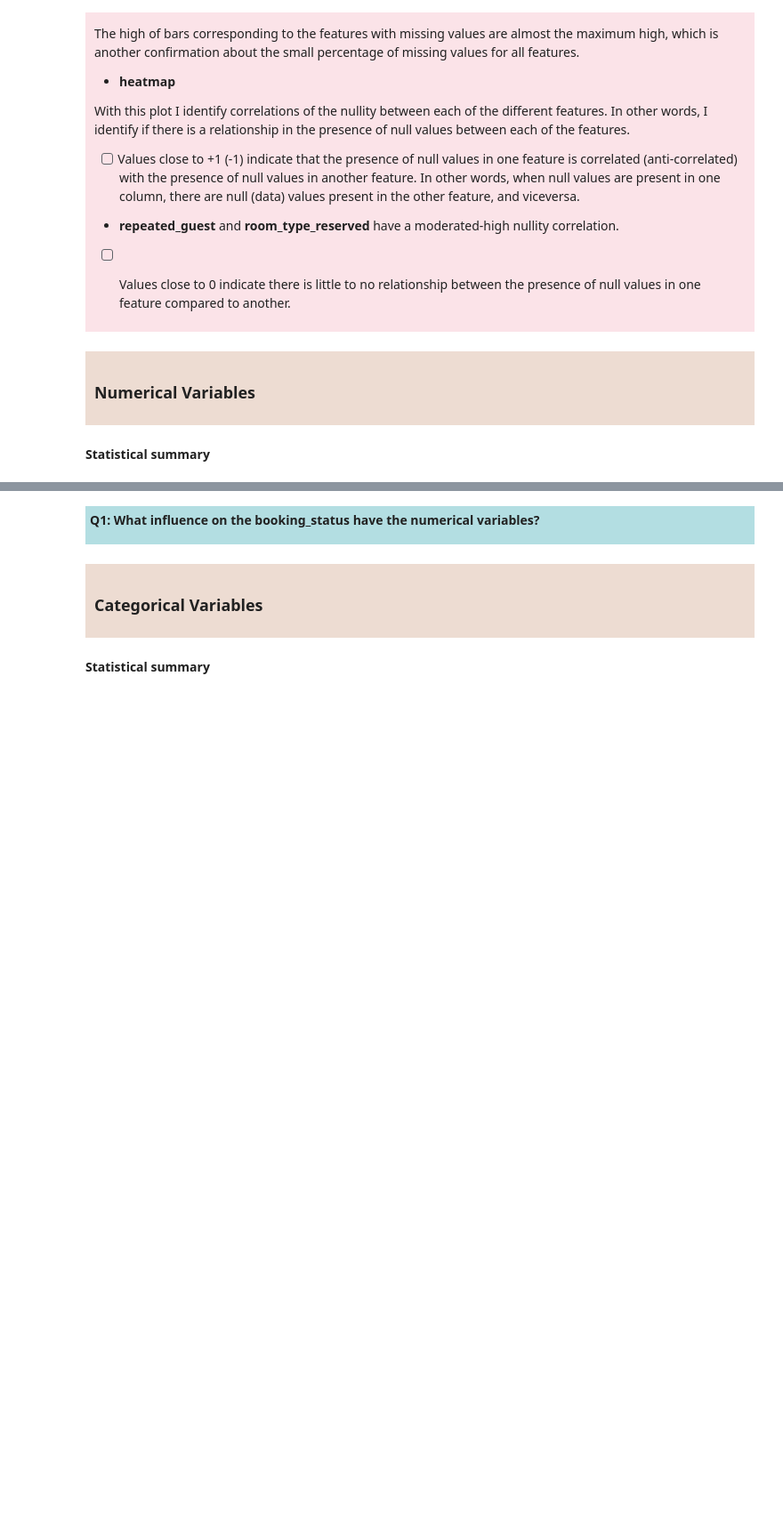
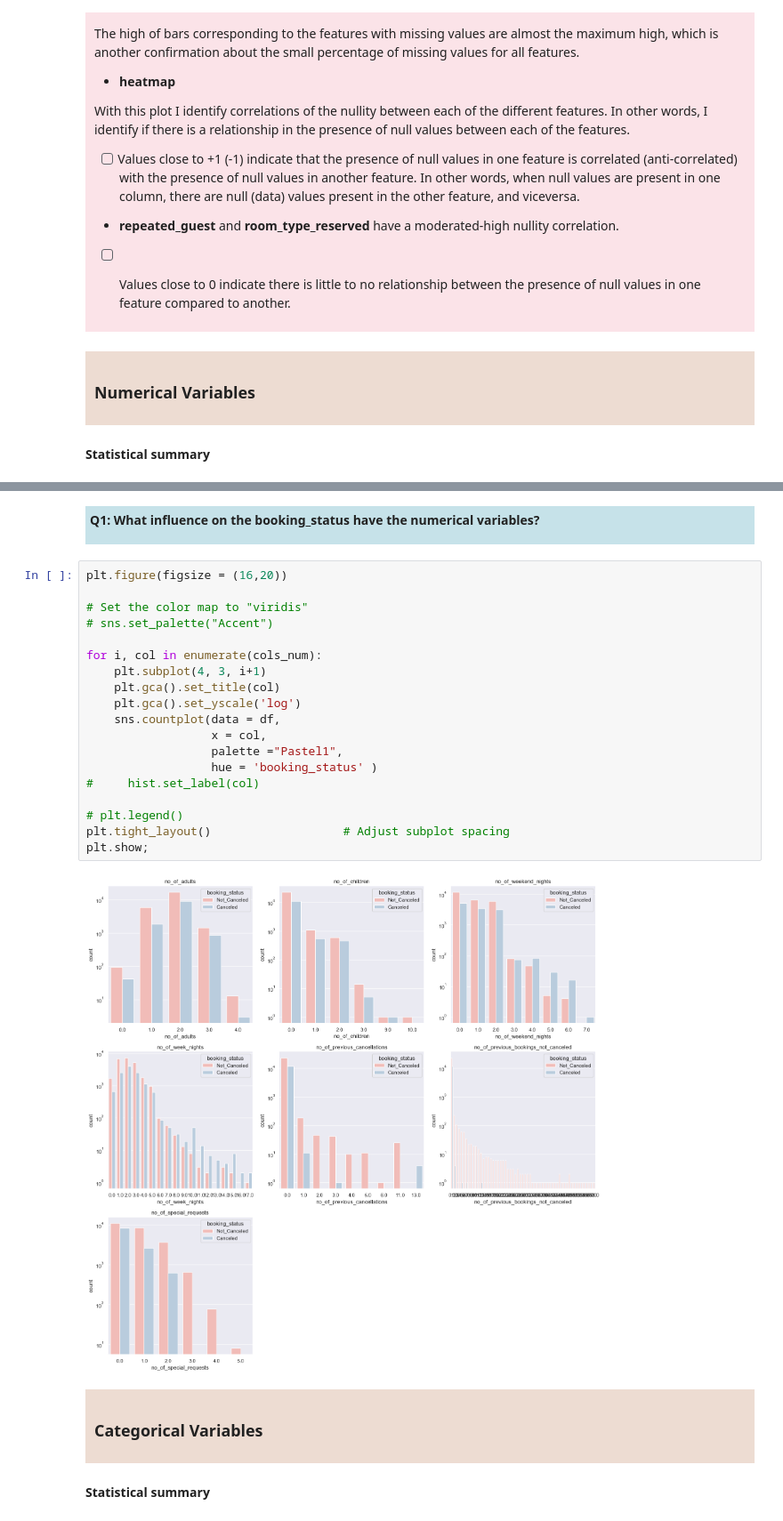
Before and after one commit to luthien4/Playground, a Jupyter notebook: Projects/Hotel Cancellations/Hotel_EDA.ipynb, the cells around one changed output, grey strips where cells are left out. Shown at 89% size. Cells and saved outputs as stored; diff of their text form; blank space fills up the shorter version.

```diff
--- a/Projects/Hotel Cancellations/Hotel_EDA.ipynb
+++ b/Projects/Hotel Cancellations/Hotel_EDA.ipynb
@@ -330,8 +388,29 @@ df.describe().T.round()
 # %% [markdown]
-<div style="background-color:  #b3dee2; padding: 5px;">
+<div style="background-color:  #c6e2e9; padding: 5px;">
 
 **Q1: What influence on the booking_status have the numerical variables?**
 </div>
+# %%
+plt.figure(figsize = (16,20))
+
+# Set the color map to "viridis"
+# sns.set_palette("Accent")
+
+for i, col in enumerate(cols_num):
+    plt.subplot(4, 3, i+1)
+    plt.gca().set_title(col)
+    plt.gca().set_yscale('log')
+    sns.countplot(data = df,
+                  x = col,
+                  palette ="Pastel1",
+                  hue = 'booking_status' )
+#     hist.set_label(col)
+
+# plt.legend()
+plt.tight_layout()                   # Adjust subplot spacing
+plt.show;
+# %% [output]
+[figure, added]
 # %% [markdown]
 <div style="background-color:  #eddcd2; padding: 10px;">
 
```
Also changed, not shown: parts of 11 cells of this notebook, 1 other file.
